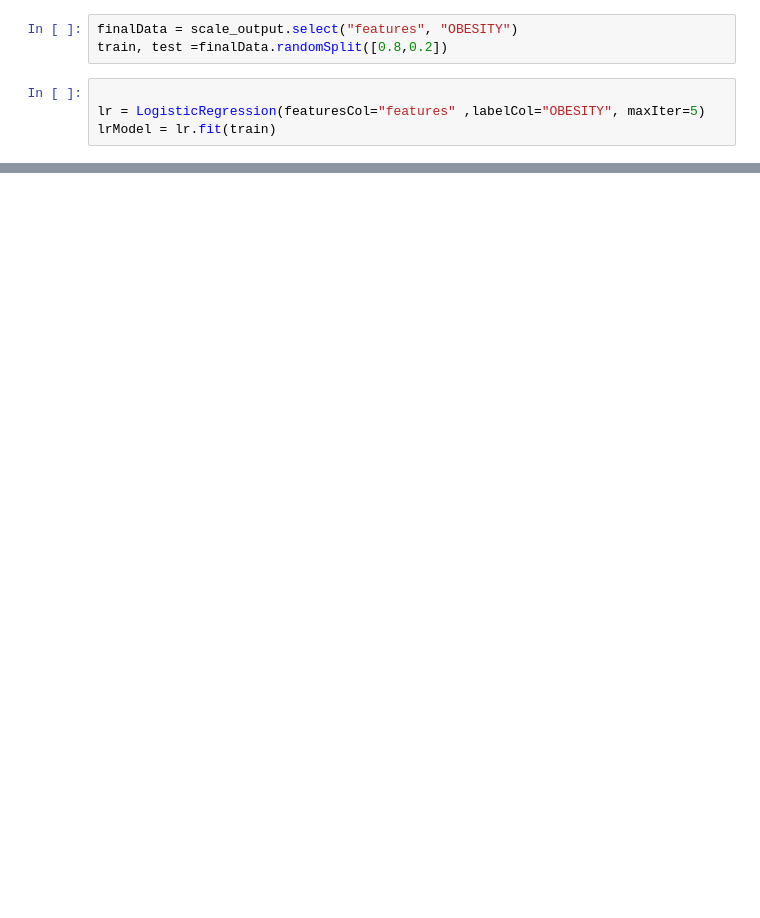
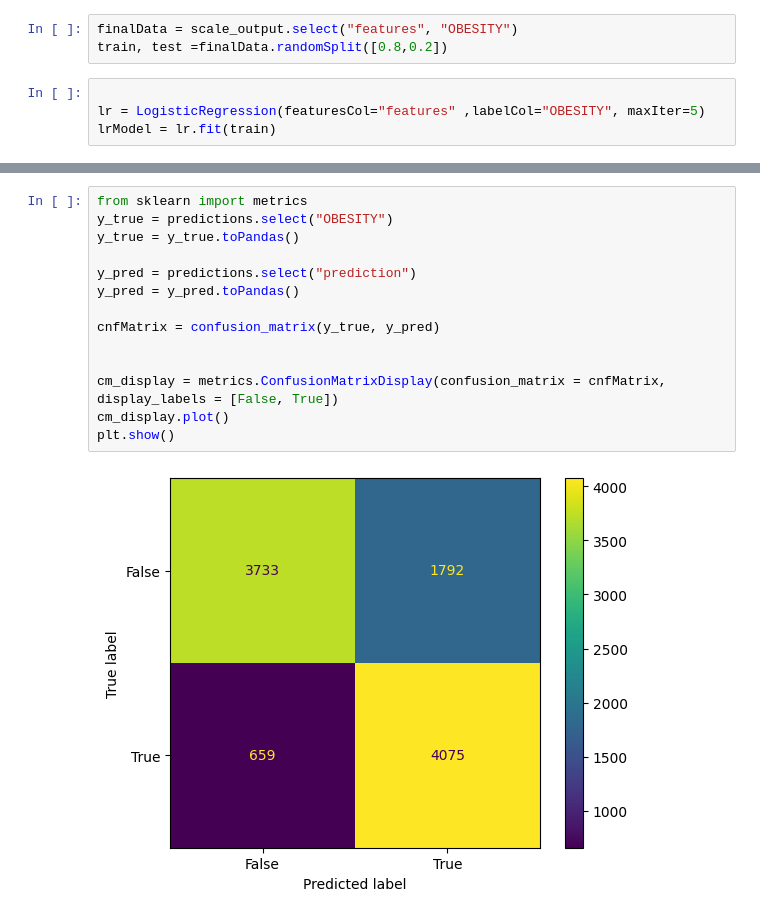
Before and after one commit to pedro-augusto-21/BigData-1, a Jupyter notebook: ProjetoBD/ScriptProjetoBIG.ipynb, the cells around one changed output, grey strips where cells are left out. Saved outputs shown, nothing was run; the diff lists cells and outputs as text; blank space fills up the shorter version.

```diff
--- a/ProjetoBD/ScriptProjetoBIG.ipynb
+++ b/ProjetoBD/ScriptProjetoBIG.ipynb
@@ -238,3 +252,19 @@ print(auc)
+# %%
+from sklearn import metrics
+y_true = predictions.select("OBESITY")
+y_true = y_true.toPandas()
+
+y_pred = predictions.select("prediction")
+y_pred = y_pred.toPandas()
+
+cnfMatrix = confusion_matrix(y_true, y_pred)
+
+
+cm_display = metrics.ConfusionMatrixDisplay(confusion_matrix = cnfMatrix, display_labels = [False, True])
+cm_display.plot()
+plt.show()
+# %% [output]
+[figure, added]
 # %%
 FP = predictions.where(predictions["OBESITY"] == predictions["prediction"]).count()
 accuracy = FP /float(predictions.count())
```
Also changed, not shown: parts of 32 cells of this notebook, 1 other file.
